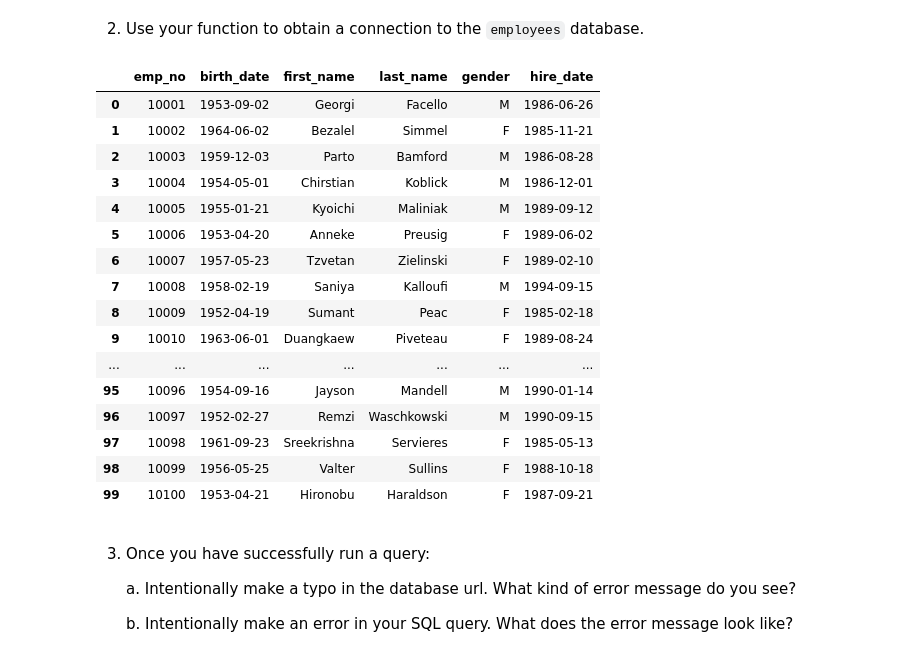
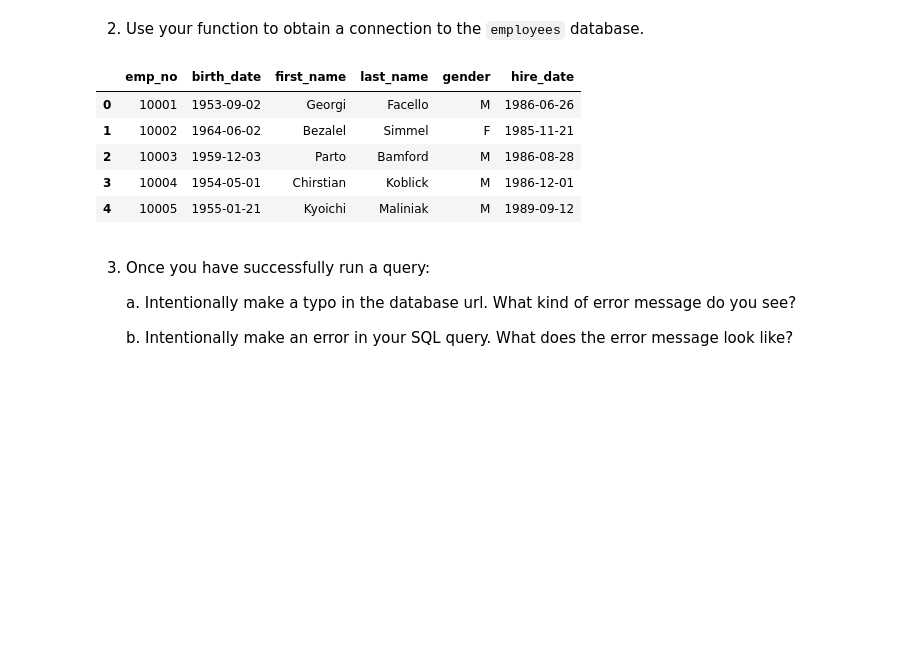
Before and after one commit to mackenr/numpy-pandas-visualization-exercises, a Jupyter notebook: advanced_dataframes.ipynb, the cells around one changed output. Saved outputs shown, nothing was run; the diff lists cells and outputs as text; code cells hidden in the pictures; blank space fills up the shorter version.

```diff
--- a/advanced_dataframes.ipynb
+++ b/advanced_dataframes.ipynb
@@ -27,25 +28,14 @@ get_db_url = f'mysql+pymysql://{user}:{password}@{host}/{schema}'
 # %%
 query = 'SELECT * FROM employees LIMIT 100;'
 df = pd.read_sql(query, get_db_url)
-df
+df.head()
 # %% [output]
 |  | emp_no | birth_date | first_name | last_name | gender | hire_date |
 | 0 | 10001 | 1953-09-02 | Georgi | Facello | M | 1986-06-26 |
 | 1 | 10002 | 1964-06-02 | Bezalel | Simmel | F | 1985-11-21 |
 | 2 | 10003 | 1959-12-03 | Parto | Bamford | M | 1986-08-28 |
 | 3 | 10004 | 1954-05-01 | Chirstian | Koblick | M | 1986-12-01 |
 | 4 | 10005 | 1955-01-21 | Kyoichi | Maliniak | M | 1989-09-12 |
-| 5 | 10006 | 1953-04-20 | Anneke | Preusig | F | 1989-06-02 |
-| 6 | 10007 | 1957-05-23 | Tzvetan | Zielinski | F | 1989-02-10 |
-| 7 | 10008 | 1958-02-19 | Saniya | Kalloufi | M | 1994-09-15 |
-| 8 | 10009 | 1952-04-19 | Sumant | Peac | F | 1985-02-18 |
-| 9 | 10010 | 1963-06-01 | Duangkaew | Piveteau | F | 1989-08-24 |
-| ... | ... | ... | ... | ... | ... | ... |
-| 95 | 10096 | 1954-09-16 | Jayson | Mandell | M | 1990-01-14 |
-| 96 | 10097 | 1952-02-27 | Remzi | Waschkowski | M | 1990-09-15 |
-| 97 | 10098 | 1961-09-23 | Sreekrishna | Servieres | F | 1985-05-13 |
-| 98 | 10099 | 1956-05-25 | Valter | Sullins | F | 1988-10-18 |
-| 99 | 10100 | 1953-04-21 | Hironobu | Haraldson | F | 1987-09-21 |
 # %% [markdown]
 3. Once you have successfully run a query:
 
```
Also changed, not shown: parts of 46 cells of this notebook, 1 other file.
